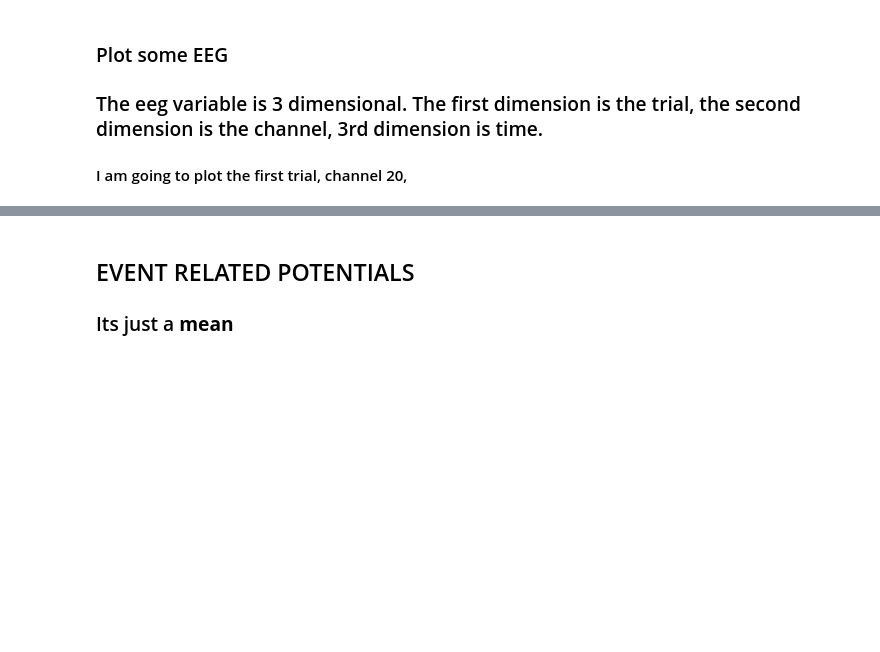
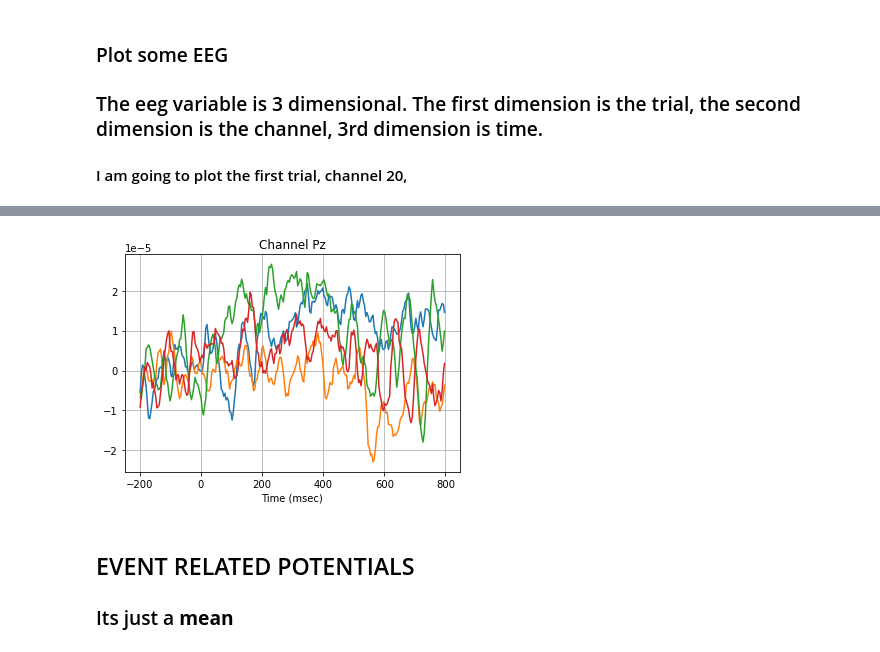
Before and after one commit to zsawdai/COGS108, a Jupyter notebook: Exercises/Exercise1.ipynb, the cells around one changed output, grey strips where cells are left out. Cells and saved outputs as stored; diff of their text form; code cells hidden in the pictures; blank space fills up the shorter version.

```diff
--- a/Exercises/Exercise1.ipynb
+++ b/Exercises/Exercise1.ipynb
@@ -120,9 +135,11 @@ plt.show()
 # %%
-plt.plot(eeg_time,eeg[0:4,12,:]))
+plt.plot(eeg_time,np.transpose(eeg[0:4,12,:]))
 plt.title('Channel '+channelnames[12])
 plt.xlabel('Time (msec)')
 plt.grid()
 plt.show()
+# %% [output]
+[figure, added]
 # %% [markdown]
 ## EVENT RELATED POTENTIALS
 ### Its just a **mean**
```
Also changed, not shown: parts of 13 cells of this notebook.
